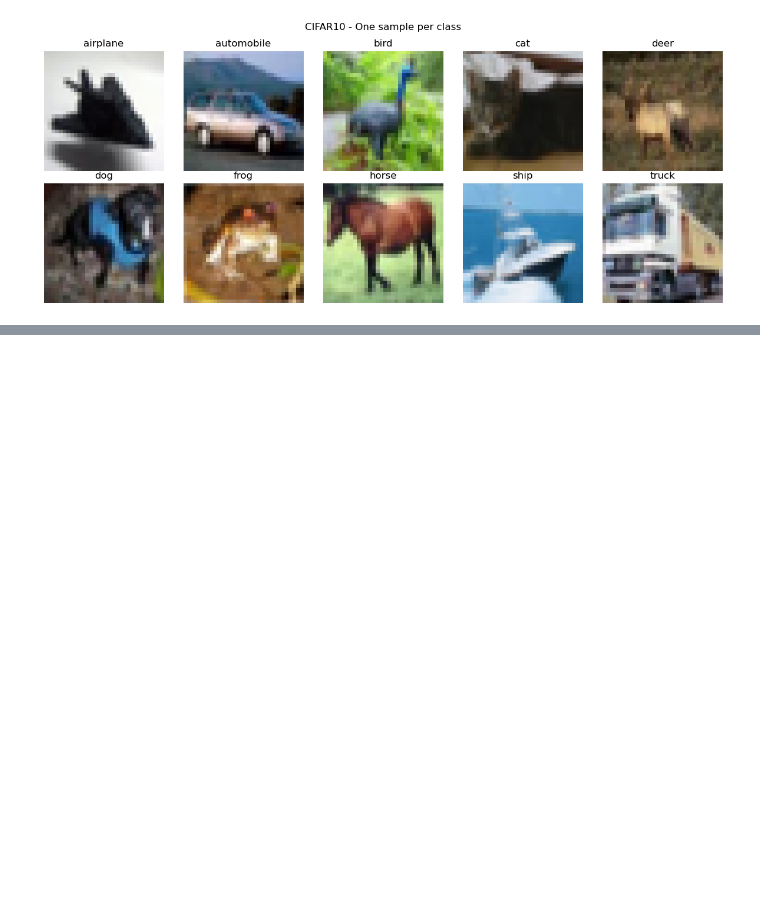
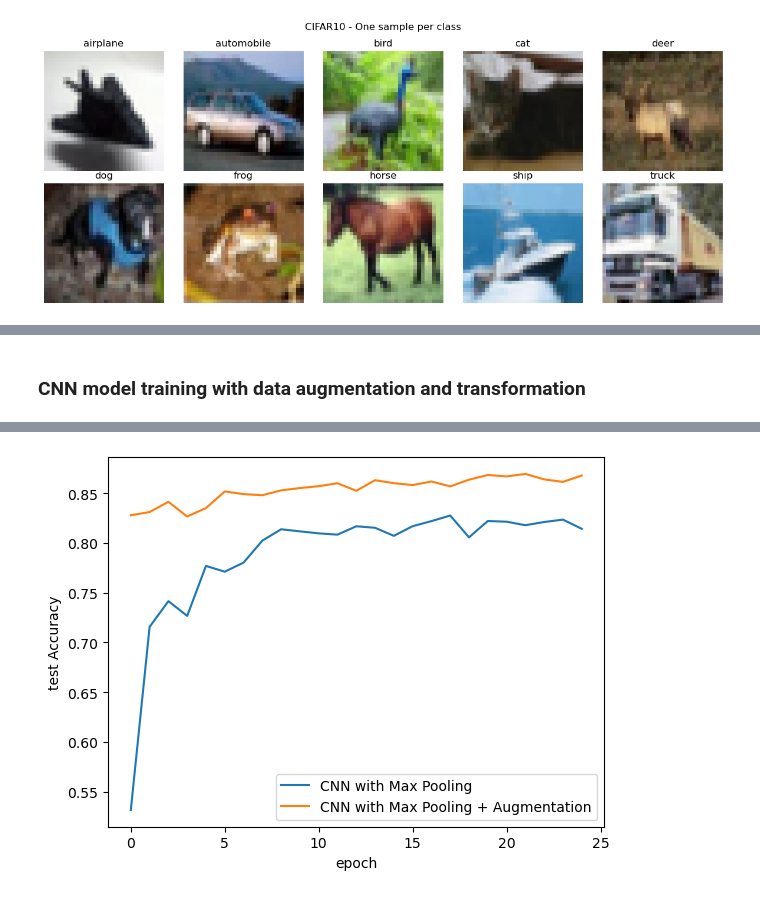
Before and after one commit to Efrazar/Bio-AI-foundations, a Jupyter notebook: Inside_Deep_Learning/03_CIFAR10_CNN_EZA.ipynb, the cells around one changed output, grey strips where cells are left out. Cells and saved outputs as stored; diff of their text form; code cells hidden in the pictures; blank space fills up the shorter version.

Commit message:
CNN model trained with CIFAR-10 dataset

```diff
--- a/Inside_Deep_Learning/03_CIFAR10_CNN_EZA.ipynb
+++ b/Inside_Deep_Learning/03_CIFAR10_CNN_EZA.ipynb
@@ -135,0 +220,10 @@ SyntaxError: '(' was never closed (4146544560.py, line 3)
+# %%
+cifar10_cnn_model_pooled = train_simple_network_EZA(model_cnn_pool,
+                                                    loss_func,
+                                                    cifar10_train_loader,
+                                                    test_loader=cifar10_test_loader,
+                                                    score_funcs={'Accuracy': accuracy_score},
+                                                    device=device,
+                                                    epochs=epochs)
+# %% [markdown]
+### CNN model training with data augmentation and transformation
@@ -135,0 +252,33 @@ SyntaxError: '(' was never closed (4146544560.py, line 3)
+# %%
+# Create the train DataLoaders for transformation and augmetations
+batch_s = 128       #Batch size
+cifar10_train_transf_loader = DataLoader(
+    cifar10_transformed_train,
+    batch_size=batch_s,
+    shuffle=True,
+    num_workers=4,
+    pin_memory=True,  # Locks memory for faster CPU-->GPU transfer
+    persistent_workers=True,  # Keeps workers alive between epochs (faster)
+    drop_last=True,   # Delete the last batch that is incomplete as 50,000/128=390.625
+)
+
+cifar10_test_transf_loader = DataLoader(
+    cifar10_transformed_test,
+    batch_size=2*batch_s,
+    shuffle=False,
+    num_workers=4,
+    pin_memory=True,
+    persistent_workers=True,
+    )
+# %%
+cifar10_cnn_model_transformed = train_simple_network_EZA(model_cnn_pool,
+                                                    loss_func,
+                                                    cifar10_train_transf_loader,
+                                                    test_loader=cifar10_test_transf_loader,
+                                                    score_funcs={'Accuracy': accuracy_score},
+                                                    device=device,
+                                                    epochs=epochs)
+# %%
+sns.lineplot(x='epoch', y='test Accuracy', data=cifar10_cnn_model_pooled, label='CNN with Max Pooling')
+sns.lineplot(x='epoch', y='test Accuracy', data=cifar10_cnn_model_transformed, label='CNN with Max Pooling + Augmentation')
+# %% [output]
@@ -135,0 +286 @@ SyntaxError: '(' was never closed (4146544560.py, line 3)
+[figure, added]
```
Also changed, not shown: parts of 13 cells of this notebook, 1 other file.
